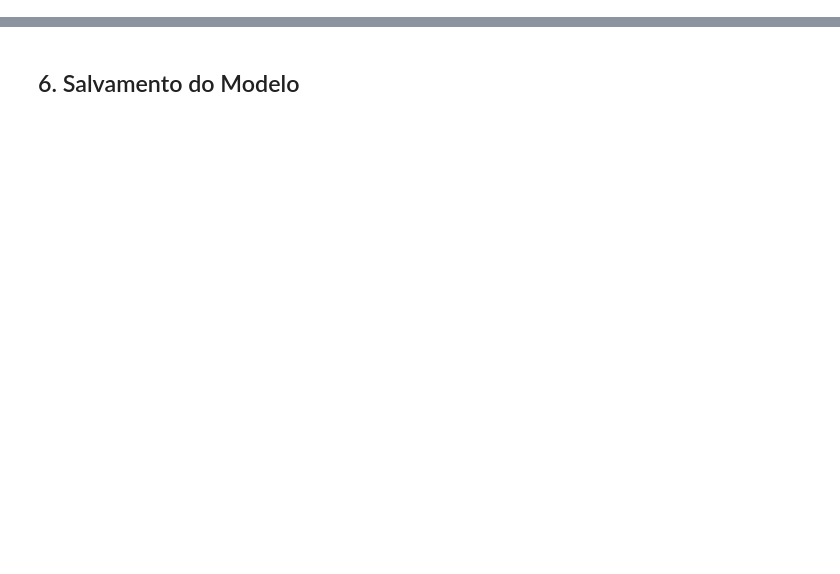
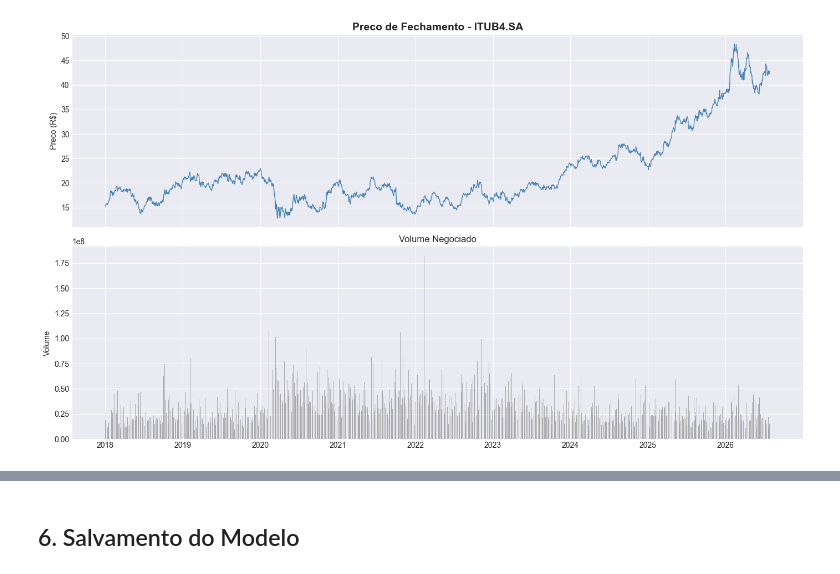
Before and after one commit to jrdados/tech-challenge-fase4, a Jupyter notebook: notebooks/01_lstm_itub4.ipynb, the cells around one changed output, grey strips where cells are left out. Cells and saved outputs as stored; diff of their text form; code cells hidden in the pictures; blank space fills up the shorter version.

```diff
--- a/notebooks/01_lstm_itub4.ipynb
+++ b/notebooks/01_lstm_itub4.ipynb
@@ -45,18 +69,20 @@ df.describe()
 # %%
 fig, axes = plt.subplots(2, 1, figsize=(14, 8), sharex=True)
 
 axes[0].plot(df.index, df['Close'], color='steelblue', linewidth=1)
-axes[0].set_title(f'Preço de Fechamento — {SYMBOL}', fontsize=14, fontweight='bold')
-axes[0].set_ylabel('Preço (R$)')
+axes[0].set_title(f'Preco de Fechamento - {SYMBOL}', fontsize=14, fontweight='bold')
+axes[0].set_ylabel('Preco (R$)')
 
 axes[1].bar(df.index, df['Volume'], color='gray', alpha=0.6)
 axes[1].set_title('Volume Negociado', fontsize=12)
 axes[1].set_ylabel('Volume')
 axes[1].xaxis.set_major_formatter(mdates.DateFormatter('%Y'))
 
 plt.tight_layout()
 plt.savefig('../reports/figures/price_volume.png', dpi=150, bbox_inches='tight')
 plt.show()
+# %% [output]
+[figure, added]
 # %%
 df['retorno_diario'] = df['Close'].pct_change()
 df['media_movel_20'] = df['Close'].rolling(20).mean()
```
Also changed, not shown: parts of 22 cells of this notebook, 6 other files.
